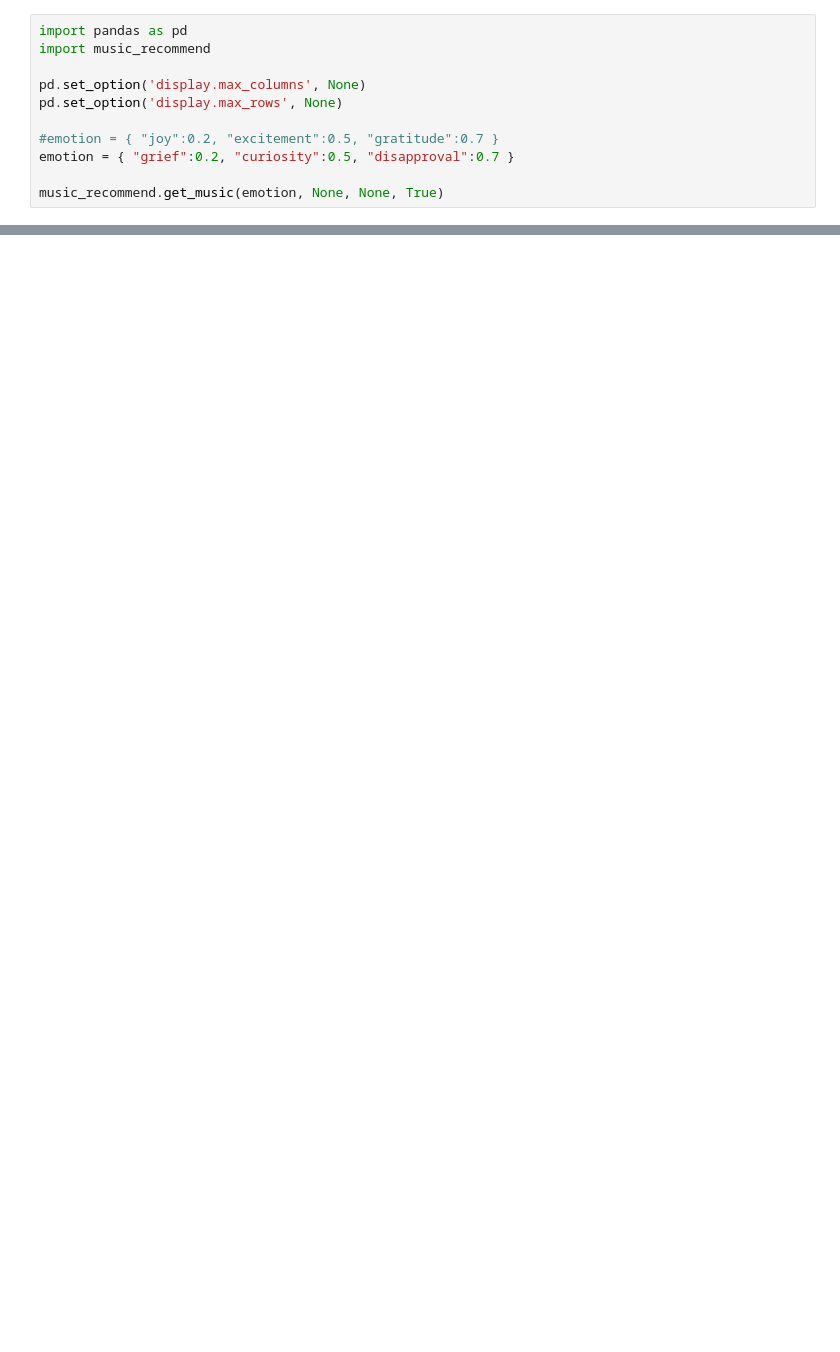
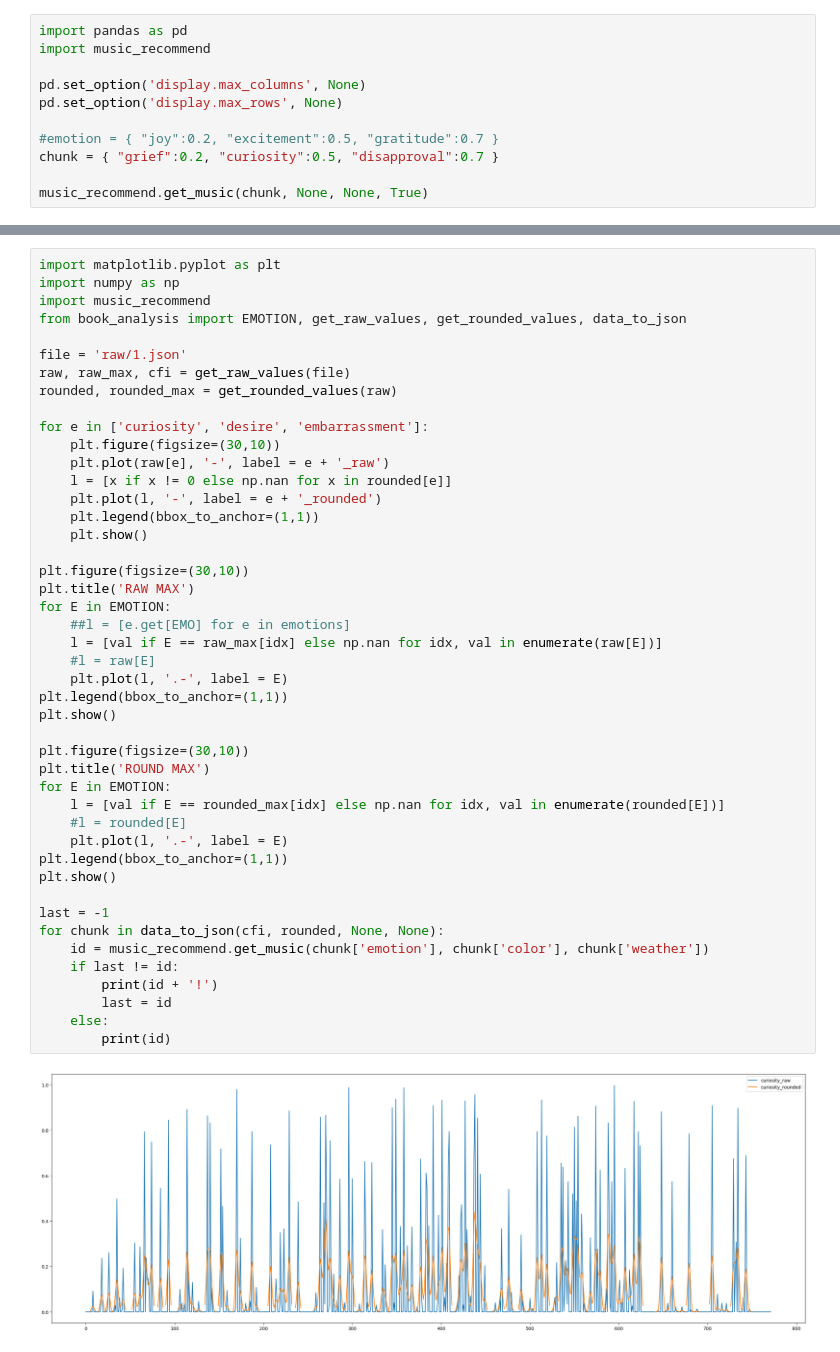
Before and after one commit to shakespeare-flutter/shakespeare-server, a Jupyter notebook: tester.ipynb, the cells around one changed output, grey strips where cells are left out. Drawn from its saved outputs; the diff is of its cells as text; blank space fills up the shorter version.

```diff
--- a/tester.ipynb
+++ b/tester.ipynb
@@ -6,9 +6,9 @@ pd.set_option('display.max_columns', None)
 pd.set_option('display.max_rows', None)
 
 #emotion = { "joy":0.2, "excitement":0.5, "gratitude":0.7 }
-emotion = { "grief":0.2, "curiosity":0.5, "disapproval":0.7 }
+chunk = { "grief":0.2, "curiosity":0.5, "disapproval":0.7 }
 
-music_recommend.get_music(emotion, None, None, True)
+music_recommend.get_music(chunk, None, None, True)
 # %% [output]
 |  | FILE | ENG | KOR | score | GENRE | TEMPO | MOOD | INSTRUMENT |
 | 75 | 76. Sarabande_ 사라방드_국악.mp3 | Sarabande | 사라방드 | 4.1330 | 국악 | 조금느리게 | SAD | 장구(JANGGU)+해금(HAEGEUM)+피아노(PIANO)... |
@@ -148,0 +30,47 @@ for emotion in to_json(rounded):
+# %%
+import matplotlib.pyplot as plt
+import numpy as np
+import music_recommend
+from book_analysis import EMOTION, get_raw_values, get_rounded_values, data_to_json
+
+file = 'raw/1.json'
+raw, raw_max, cfi = get_raw_values(file)
+rounded, rounded_max = get_rounded_values(raw)
+
+for e in ['curiosity', 'desire', 'embarrassment']:
+    plt.figure(figsize=(30,10))
+    plt.plot(raw[e], '-', label = e + '_raw')
+    l = [x if x != 0 else np.nan for x in rounded[e]]
+    plt.plot(l, '-', label = e + '_rounded')
+    plt.legend(bbox_to_anchor=(1,1))
+    plt.show()
+
+plt.figure(figsize=(30,10))
+plt.title('RAW MAX')
+for E in EMOTION:
+    ##l = [e.get[EMO] for e in emotions]
+    l = [val if E == raw_max[idx] else np.nan for idx, val in enumerate(raw[E])]
+    #l = raw[E]
+    plt.plot(l, '.-', label = E)
+plt.legend(bbox_to_anchor=(1,1))
+plt.show()
+
+plt.figure(figsize=(30,10))
+plt.title('ROUND MAX')
+for E in EMOTION:
+    l = [val if E == rounded_max[idx] else np.nan for idx, val in enumerate(rounded[E])]
+    #l = rounded[E]
+    plt.plot(l, '.-', label = E)
+plt.legend(bbox_to_anchor=(1,1))
+plt.show()
+
+last = -1
+for chunk in data_to_json(cfi, rounded, None, None):
+    id = music_recommend.get_music(chunk['emotion'], chunk['color'], chunk['weather'])
+    if last != id:
+        print(id + '!')
+        last = id
+    else:
+        print(id)
+# %% [output]
+[figure, added]
```
Also changed, not shown: parts of 2 cells of this notebook, 4 other files.
